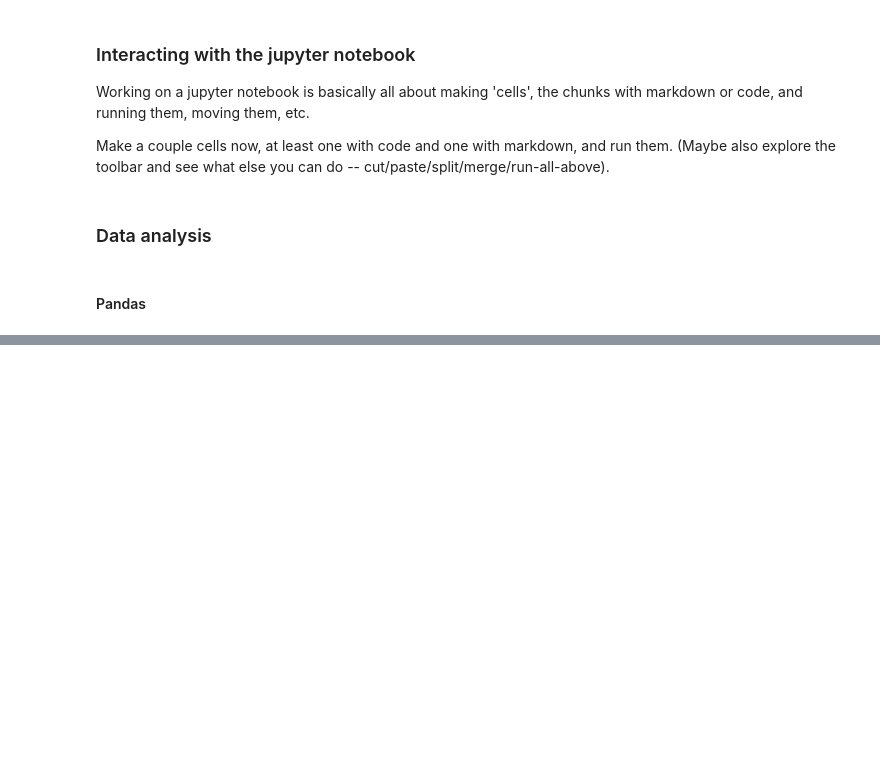
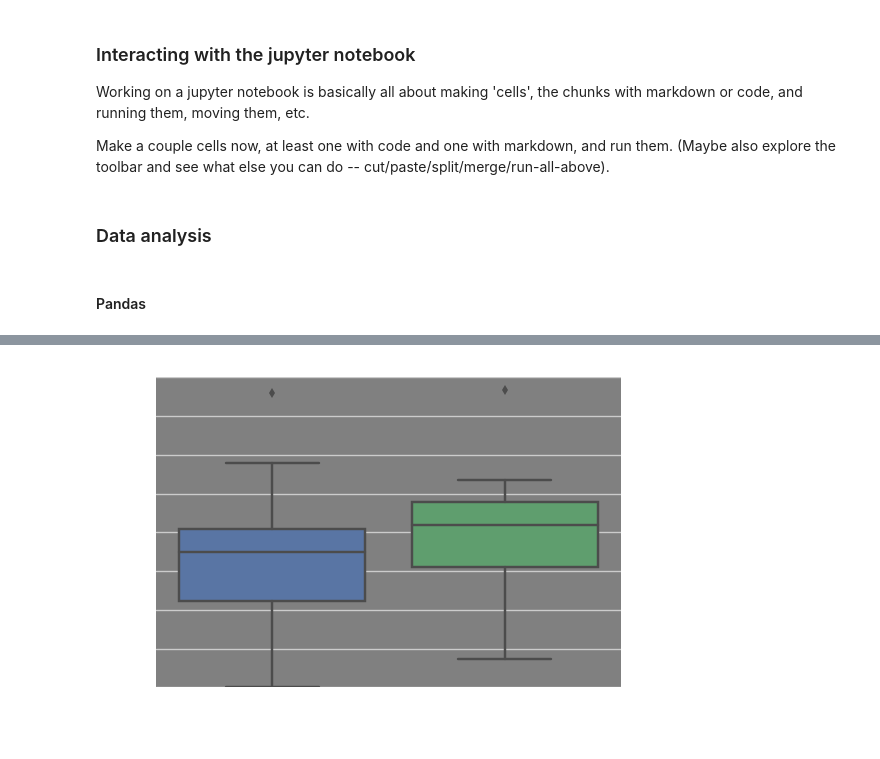
Before and after one commit to drussellmrichie/uconn_jterm_python_workshops, a Jupyter notebook: python-data-analysis/Python Data Analysis Tutorial.ipynb, the cells around one changed output, grey strips where cells are left out. Saved outputs shown, nothing was run; the diff lists cells and outputs as text; code cells hidden in the pictures; blank space fills up the shorter version.

```diff
--- a/python-data-analysis/Python Data Analysis Tutorial.ipynb
+++ b/python-data-analysis/Python Data Analysis Tutorial.ipynb
@@ -109,0 +311,4 @@ Make a couple cells now, at least one with code and one with markdown, and run t
+# %%
+sns.boxplot(x='COND',y='RT',data=psychopy_df);
+# %% [output]
+[figure, added]
```
Also changed, not shown: parts of 41 cells of this notebook, 10 other files.
